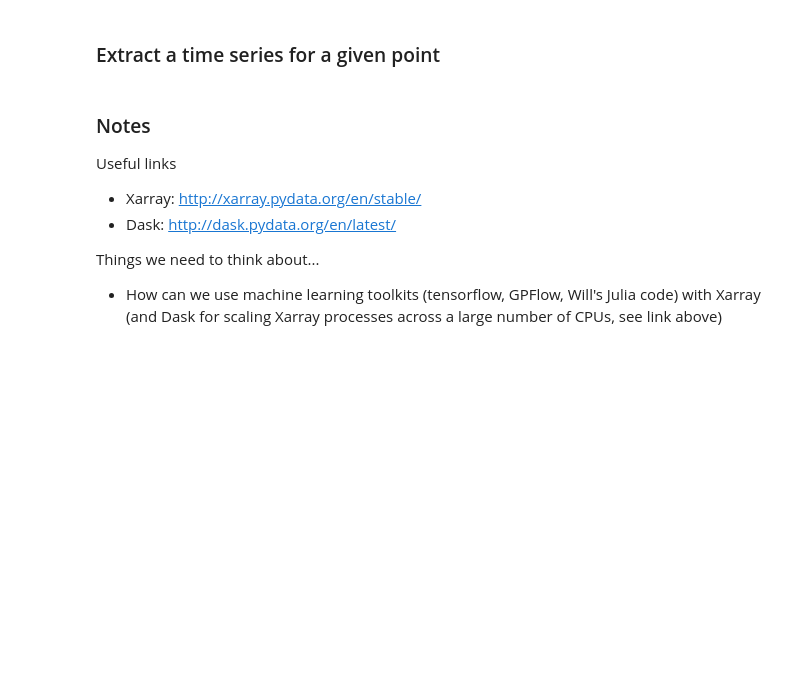
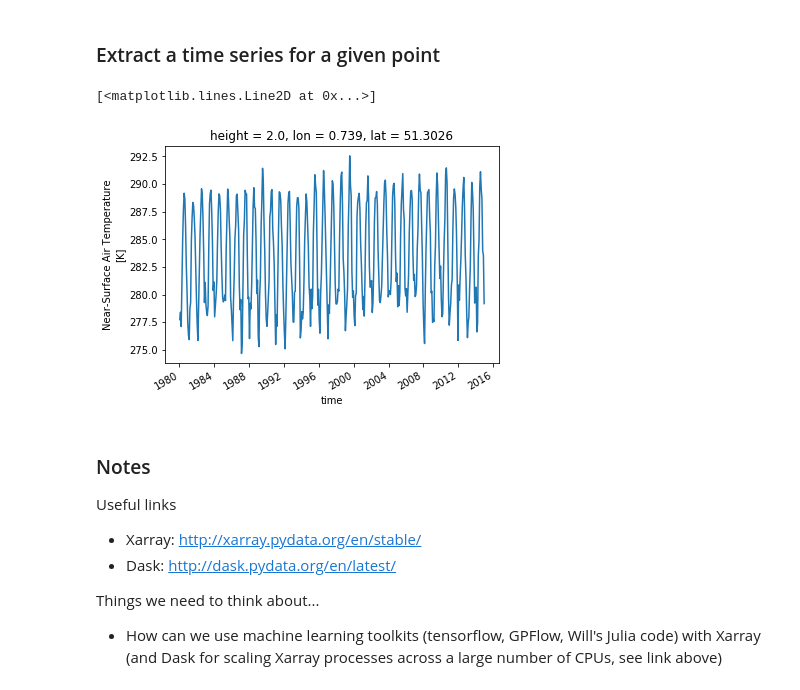
Before and after one commit to scotthosking/notebooks, a Jupyter notebook: getting_started_with_Xarray+Dask.ipynb, the cells around one changed output. Saved outputs shown, nothing was run; the diff lists cells and outputs as text; code cells hidden in the pictures; blank space fills up the shorter version.

Commit message:
add London time series plot

```diff
--- a/getting_started_with_Xarray+Dask.ipynb
+++ b/getting_started_with_Xarray+Dask.ipynb
@@ -88,7 +88,13 @@ da1.isel(time=0).plot()
 # %%
 london = da.interp(coords={ 'lon':0.739, 'lat':51.3026 }, method='nearest')
 
+london_df = london.to_dataframe()
+london_df.to_csv('model_data_for_london.csv', index=False)
+
 london.plot()
+# %% [output]
+[<matplotlib.lines.Line2D at 0x...>]
+[figure, added]
 # %% [markdown]
 ### Notes
 
```
